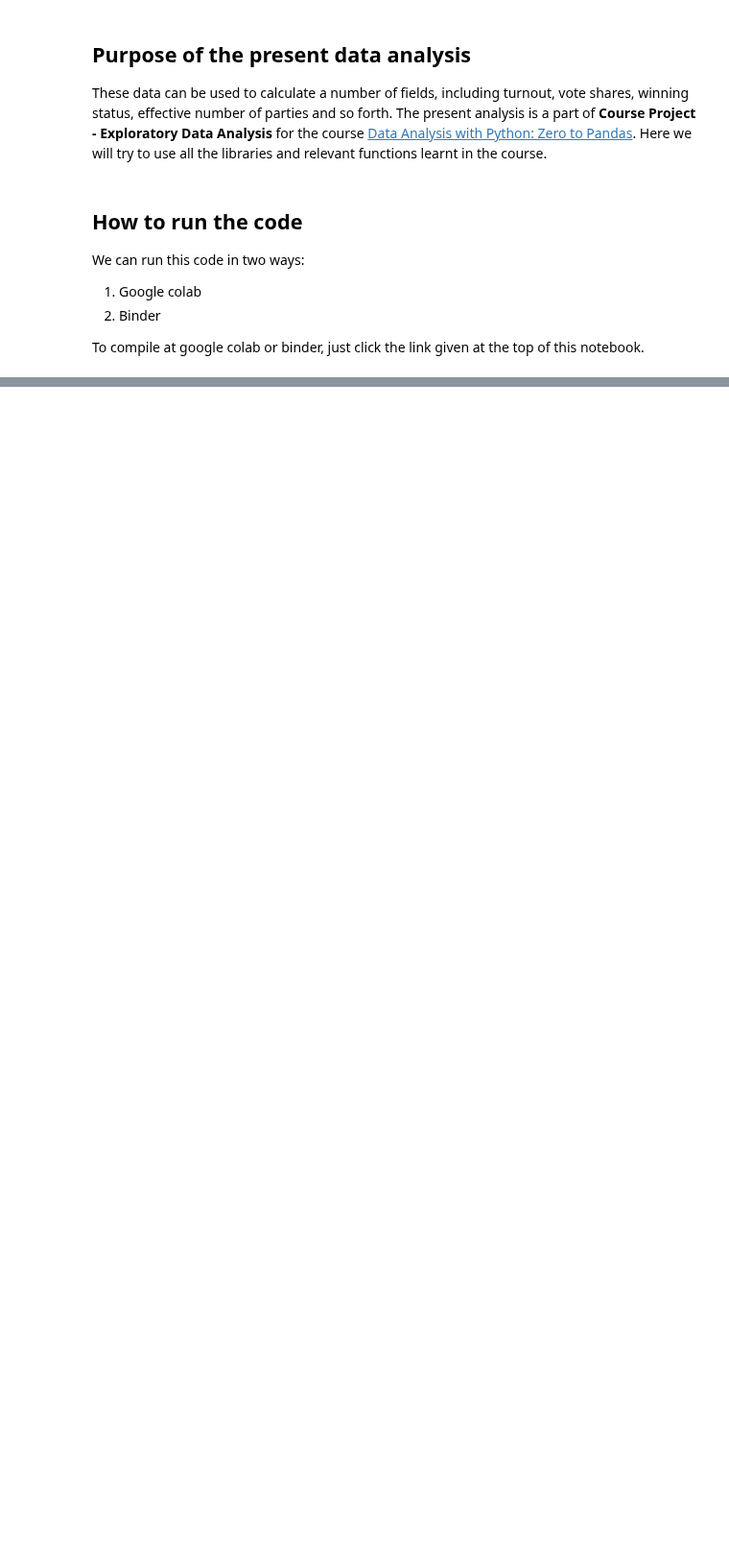
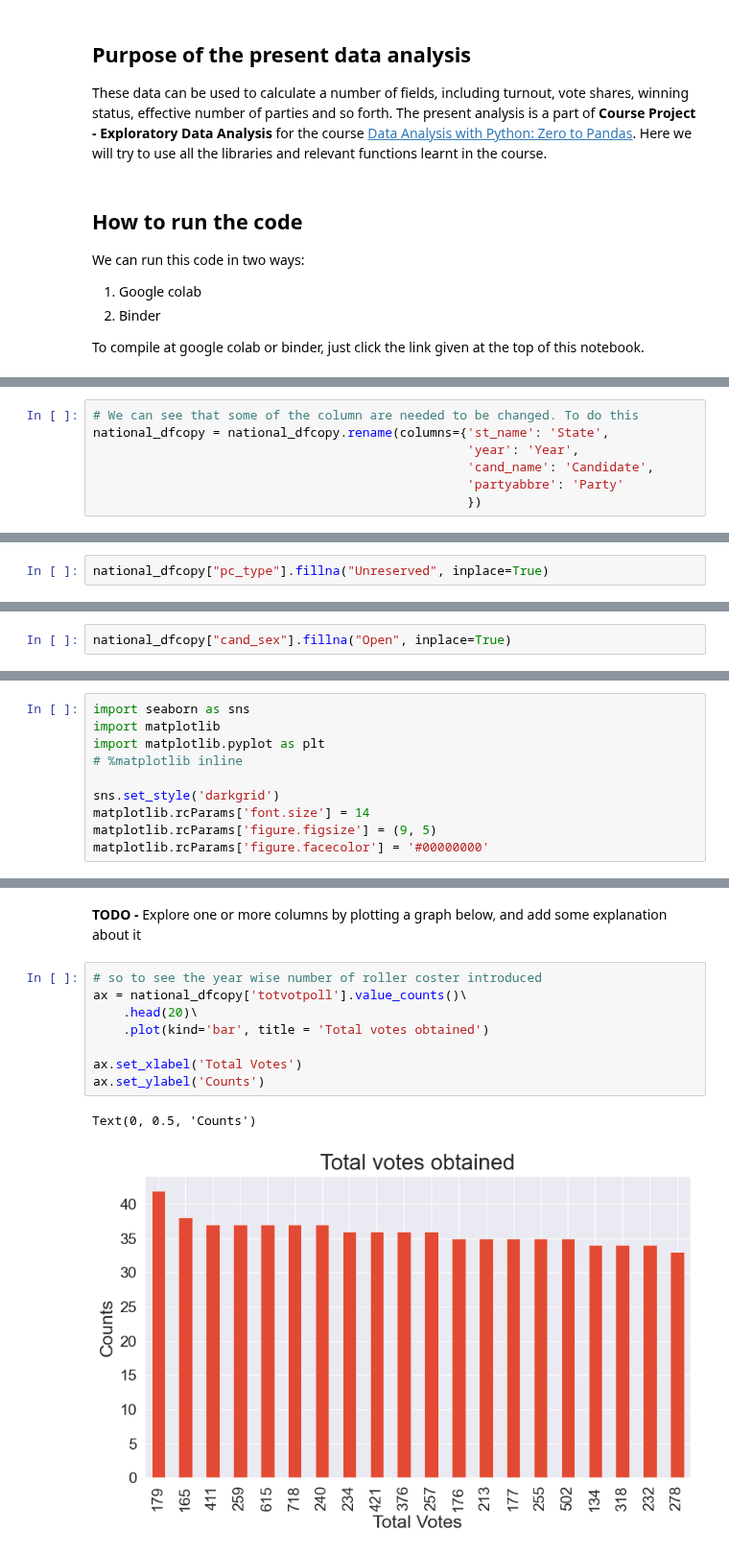
Before and after one commit to arunp77/Python-programming, a Jupyter notebook: Python-fundamental/zerotopandas_course_project.ipynb, the cells around one changed output, grey strips where cells are left out. Shown at 96% size. Cells and saved outputs as stored; diff of their text form; blank space fills up the shorter version.

```diff
--- a/Python-fundamental/zerotopandas_course_project.ipynb
+++ b/Python-fundamental/zerotopandas_course_project.ipynb
@@ -69,0 +283,7 @@ To compile at google colab or binder, just click the link given at the top of th
+# %%
+# We can see that some of the column are needed to be changed. To do this
+national_dfcopy = national_dfcopy.rename(columns={'st_name': 'State',
+                                                  'year': 'Year',
+                                                  'cand_name': 'Candidate',
+                                                  'partyabbre': 'Party'
+                                                  })
@@ -69,0 +360,2 @@ To compile at google colab or binder, just click the link given at the top of th
+# %%
+national_dfcopy["pc_type"].fillna("Unreserved", inplace=True)
@@ -69,0 +397,2 @@ To compile at google colab or binder, just click the link given at the top of th
+# %%
+national_dfcopy["cand_sex"].fillna("Open", inplace=True)
@@ -69,0 +441,10 @@ To compile at google colab or binder, just click the link given at the top of th
+# %%
+import seaborn as sns
+import matplotlib
+import matplotlib.pyplot as plt
+# %matplotlib inline
+
+sns.set_style('darkgrid')
+matplotlib.rcParams['font.size'] = 14
+matplotlib.rcParams['figure.figsize'] = (9, 5)
+matplotlib.rcParams['figure.facecolor'] = '#00000000'
@@ -69,0 +457,13 @@ To compile at google colab or binder, just click the link given at the top of th
+# %% [markdown]
+**TODO -** Explore one or more columns by plotting a graph below, and add some explanation about it
+# %%
+# so to see the year wise number of roller coster introduced
+ax = national_dfcopy['totvotpoll'].value_counts()\
+    .head(20)\
+    .plot(kind='bar', title = 'Total votes obtained')
+
+ax.set_xlabel('Total Votes')
+ax.set_ylabel('Counts')
+# %% [output]
+Text(0, 0.5, 'Counts')
+[figure, added]
```
Also changed, not shown: parts of 82 cells of this notebook, 2 other files.
